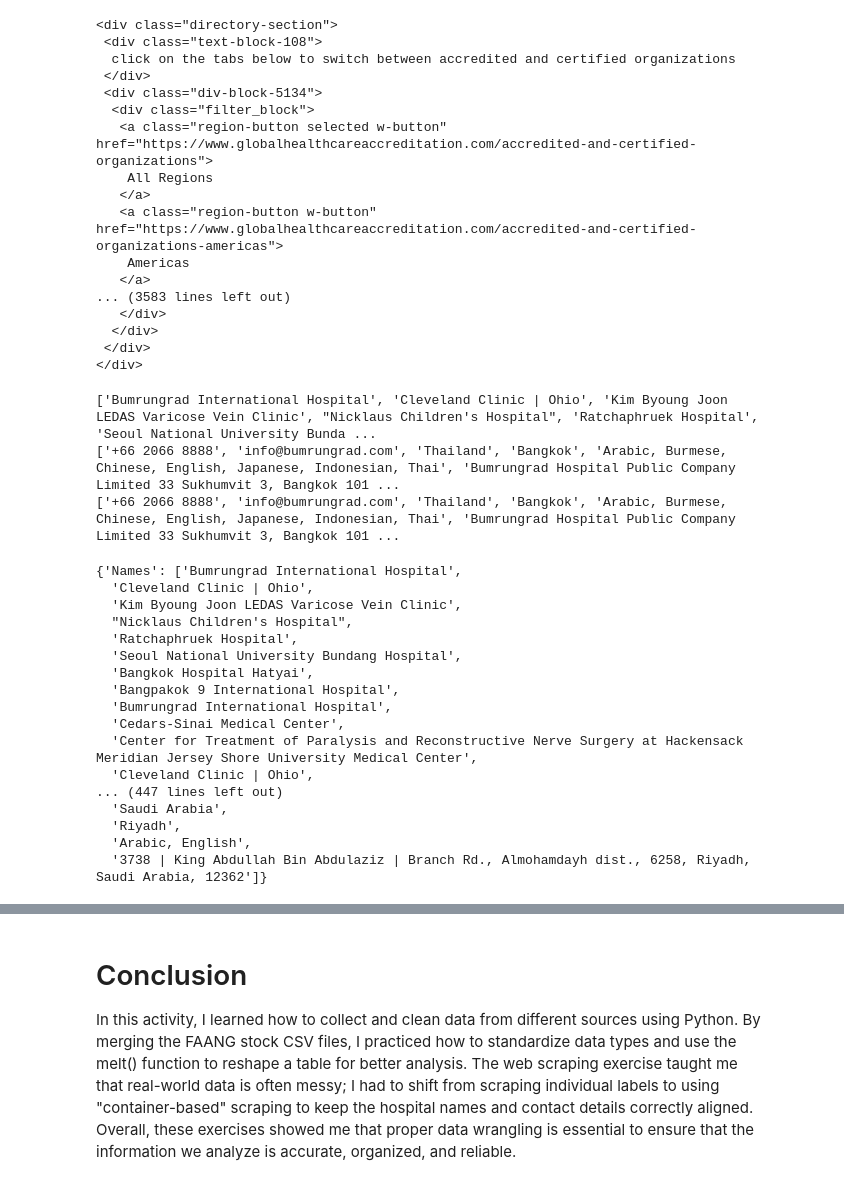
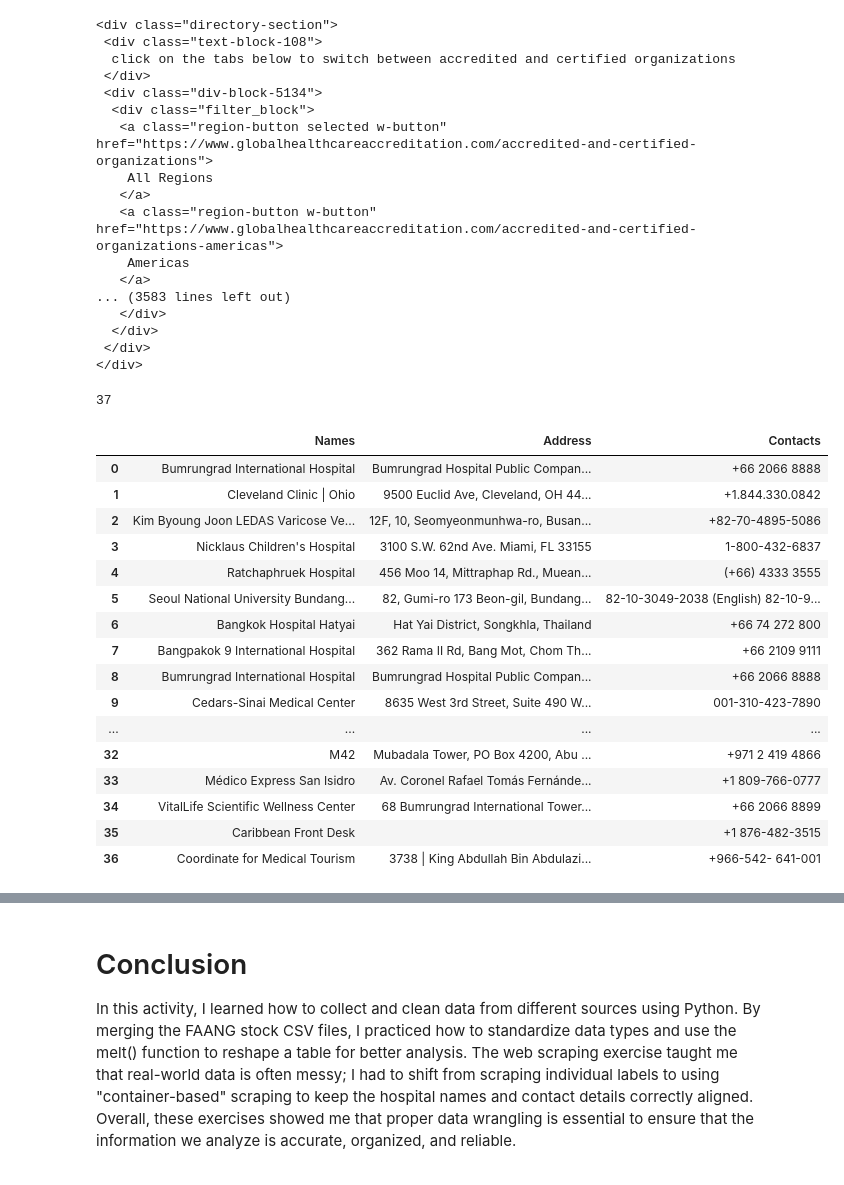
Before and after one commit to qjasrubang01-design/Rubang-Jethro-Aaron-S.-CPE-311, a Jupyter notebook: Rubang Hands-on Activity 7.1 Data Collection and Wrangling.ipynb, the cells around one changed output, grey strips where cells are left out. Drawn from its saved outputs; the diff is of its cells as text; code cells hidden in the pictures.

```diff
--- a/Rubang Hands-on Activity 7.1 Data Collection and Wrangling.ipynb
+++ b/Rubang Hands-on Activity 7.1 Data Collection and Wrangling.ipynb
@@ -393,45 +393,42 @@ contacts = []
 for name in data.find_all(class_='gha-new-h2'):
     names.append(name.text)
 
-for address in data.find_all(class_='paragraph-8 padding-top'):
+for address in data.find_all(class_='address-container location'):
     addresses.append(address.text)
 
-for contact in data.find_all(class_='paragraph-8 padding-top'):
+for contact in data.find_all(class_='contact-container'):
     contacts.append(contact.text)
 
-
-print(names)
-print(addresses)
-print(contacts)
+print (len(addresses))
 # %% [output]
-['Bumrungrad International Hospital', 'Cleveland Clinic | Ohio', 'Kim Byoung Joon LEDAS Varicose Vein Clinic', "Nicklaus Children's Hospital", 'Ratchaphruek Hospital', 'Seoul National University Bunda ...
-['+66 2066 8888', 'info@bumrungrad.com', 'Thailand', 'Bangkok', 'Arabic, Burmese, Chinese, English, Japanese, Indonesian, Thai', 'Bumrungrad Hospital Public Company Limited 33 Sukhumvit 3, Bangkok 101 ...
-['+66 2066 8888', 'info@bumrungrad.com', 'Thailand', 'Bangkok', 'Arabic, Burmese, Chinese, English, Japanese, Indonesian, Thai', 'Bumrungrad Hospital Public Company Limited 33 Sukhumvit 3, Bangkok 101 ...
+37
 # %%
 
 data_dict = {
     "Names": names,
     "Address": addresses,
     "Contacts": contacts
 
 }
 
-data_dict
+df = pd.DataFrame(data_dict)
+
+df
 # %% [output]
-{'Names': ['Bumrungrad International Hospital',
-  'Cleveland Clinic | Ohio',
-  'Kim Byoung Joon LEDAS Varicose Vein Clinic',
-  "Nicklaus Children's Hospital",
-  'Ratchaphruek Hospital',
-  'Seoul National University Bundang Hospital',
-  'Bangkok Hospital Hatyai',
-  'Bangpakok 9 International Hospital',
-  'Bumrungrad International Hospital',
-  'Cedars-Sinai Medical Center',
-  'Center for Treatment of Paralysis and Reconstructive Nerve Surgery at Hackensack Meridian Jersey Shore University Medical Center',
-  'Cleveland Clinic | Ohio',
-... (447 lines left out)
-  'Saudi Arabia',
-  'Riyadh',
-  'Arabic, English',
-  '3738 | King Abdullah Bin Abdulaziz | Branch Rd., Almohamdayh dist., 6258, Riyadh, Saudi Arabia, 12362']}
+|  | Names | Address | Contacts |
+| 0 | Bumrungrad International Hospital | Bumrungrad Hospital Public Compan... | +66 2066 8888 |
+| 1 | Cleveland Clinic | Ohio | 9500 Euclid Ave, Cleveland, OH 44... | +1.844.330.0842 |
+| 2 | Kim Byoung Joon LEDAS Varicose Ve... | 12F, 10, Seomyeonmunhwa-ro, Busan... | +82-70-4895-5086 |
+| 3 | Nicklaus Children's Hospital | 3100 S.W. 62nd Ave. Miami, FL 33155 | 1-800-432-6837 |
+| 4 | Ratchaphruek Hospital | 456 Moo 14, Mittraphap Rd., Muean... | (+66) 4333 3555 |
+| 5 | Seoul National University Bundang... | 82, Gumi-ro 173 Beon-gil, Bundang... | 82-10-3049-2038 (English) 82-10-9... |
+| 6 | Bangkok Hospital Hatyai | Hat Yai District, Songkhla, Thailand | +66 74 272 800 |
+| 7 | Bangpakok 9 International Hospital | 362 Rama II Rd, Bang Mot, Chom Th... | +66 2109 9111 |
+| 8 | Bumrungrad International Hospital | Bumrungrad Hospital Public Compan... | +66 2066 8888 |
+| 9 | Cedars-Sinai Medical Center | 8635 West 3rd Street, Suite 490 W... | 001-310-423-7890 |
+| ... | ... | ... | ... |
+| 32 | M42 | Mubadala Tower, PO Box 4200, Abu ... | +971 2 419 4866 |
+| 33 | Médico Express San Isidro | Av. Coronel Rafael Tomás Fernánde... | +1 809-766-0777 |
+| 34 | VitalLife Scientific Wellness Center | 68 Bumrungrad International Tower... | +66 2066 8899 |
+| 35 | Caribbean Front Desk |  | +1 876-482-3515 |
+| 36 | Coordinate for Medical Tourism | 3738 | King Abdullah Bin Abdulazi... | +966-542- 641-001 |
```
Also changed, not shown: parts of 2 cells of this notebook, 7 other files.
